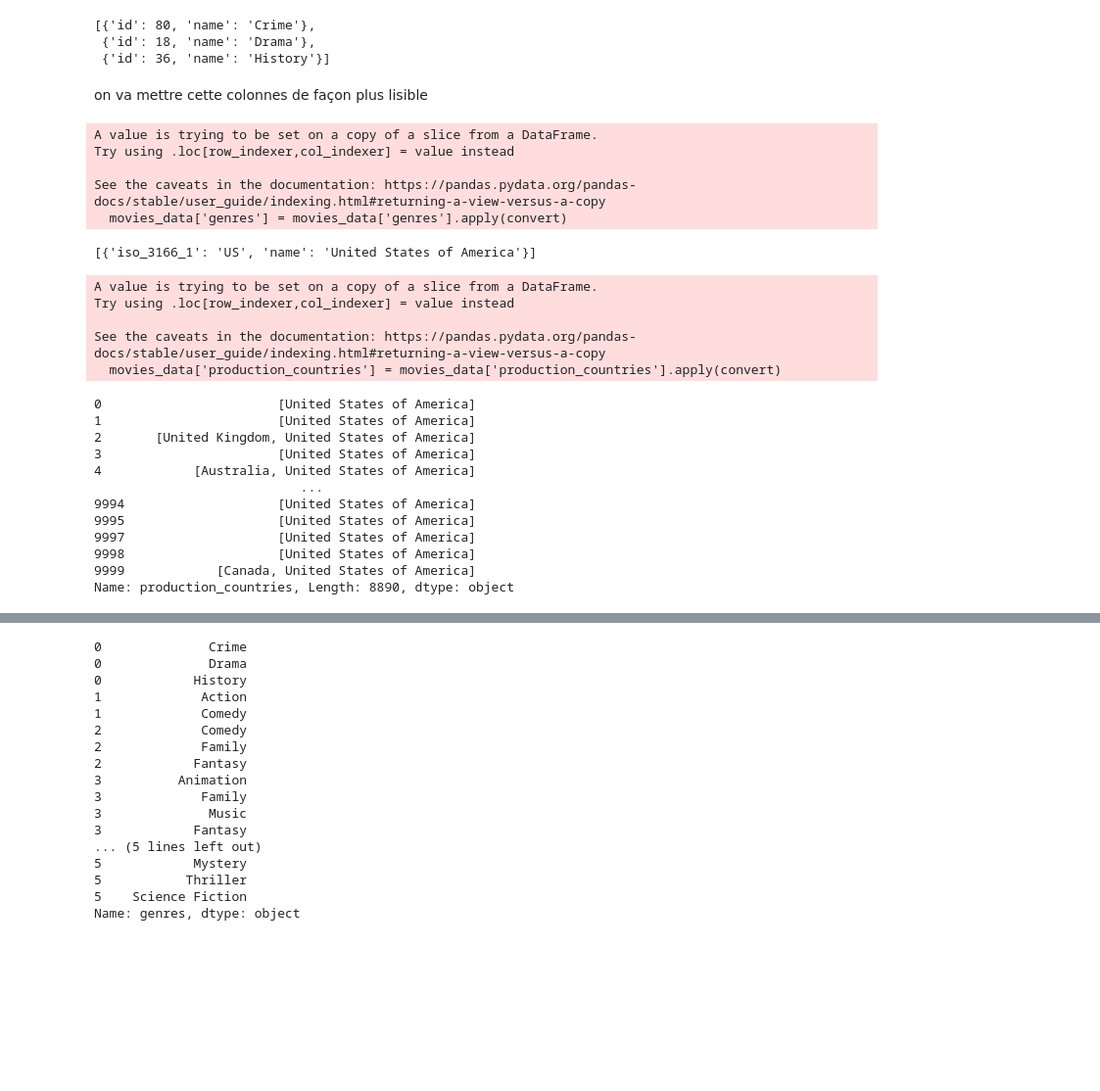
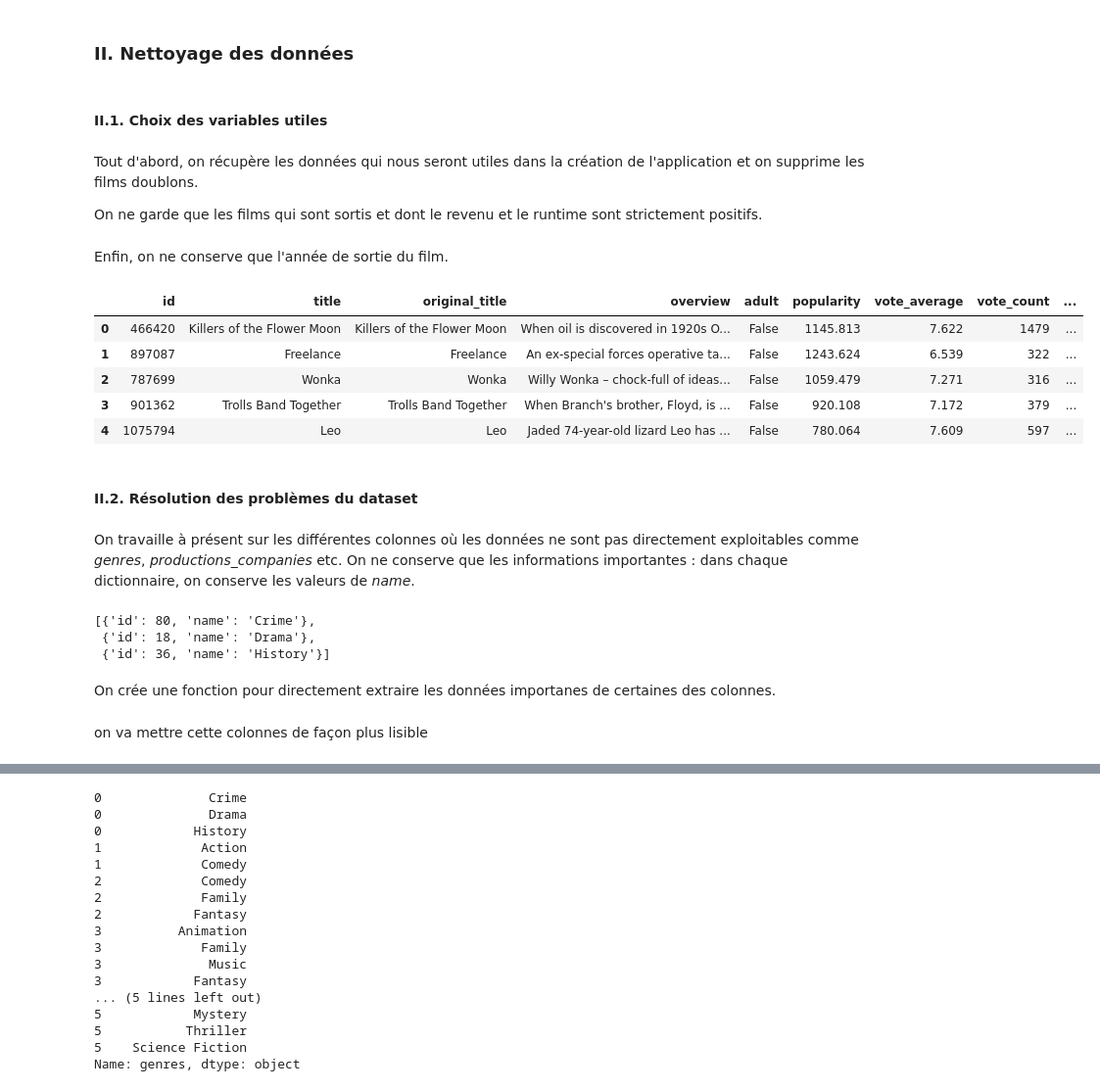
Before and after one commit to yassprogramme/Python_ENSAE_2A_app, a Jupyter notebook: Notebook.ipynb, the cells around one changed output, grey strips where cells are left out. Shown at 98% size. Drawn from its saved outputs; the diff is of its cells as text; code cells hidden in the pictures; blank space fills up the shorter version.

```diff
--- a/Notebook.ipynb
+++ b/Notebook.ipynb
@@ -138,6 +143,40 @@ Name: genres, Length: 8890, dtype: object
+# %% [markdown]
+### II. Nettoyage des données
+# %% [markdown]
+#### II.1. Choix des variables utiles
+# %% [markdown]
+Tout d'abord, on récupère les données qui nous seront utiles dans la création de l'application et on supprime les films doublons.
+
+On ne garde que les films qui sont sortis et dont le revenu et le runtime sont strictement positifs.
+# %%
+selected_columns=['id','title','original_title','overview','release_date','adult','popularity','vote_average','vote_count','poster_path','runtime','genres','production_companies','production_countries','spoken_languages','credits','keywords','status']
+movies_data=movies_data[selected_columns]
+movies_data= movies_data.drop_duplicates(subset='title', keep='first')
+movies_data=movies_data[movies_data.status=='Released']
+movies_data= movies_data[movies_data.runtime!=0]
+# %% [markdown]
+Enfin, on ne conserve que l'année de sortie du film.
+# %%
+movies_data.release_date=pd.to_datetime(movies_data.release_date, format='%Y-%m-%d', errors = 'ignore')
+movies_data['release_year']=movies_data['release_date'].dt.year
+movies_data.drop(['release_date','status'],axis=1,inplace=True)
+movies_data.reset_index(drop=True).head()
+# %% [output]
+|  | id | title | original_title | overview | adult | popularity | vote_average | vote_count | ... |
+| 0 | 466420 | Killers of the Flower Moon | Killers of the Flower Moon | When oil is discovered in 1920s O... | False | 1145.813 | 7.622 | 1479 | ... |
+| 1 | 897087 | Freelance | Freelance | An ex-special forces operative ta... | False | 1243.624 | 6.539 | 322 | ... |
+| 2 | 787699 | Wonka | Wonka | Willy Wonka – chock-full of ideas... | False | 1059.479 | 7.271 | 316 | ... |
+| 3 | 901362 | Trolls Band Together | Trolls Band Together | When Branch's brother, Floyd, is ... | False | 920.108 | 7.172 | 379 | ... |
+| 4 | 1075794 | Leo | Leo | Jaded 74-year-old lizard Leo has ... | False | 780.064 | 7.609 | 597 | ... |
+# %% [markdown]
+####  II.2. Résolution des problèmes du dataset
+# %% [markdown]
+On travaille à présent sur les différentes colonnes où les données ne sont pas directement exploitables comme *genres*, *productions_companies* etc. On ne conserve que les informations importantes : dans chaque dictionnaire, on conserve les valeurs de *name*.
 # %%
 movies_data.loc[0].genres
 # %% [output]
 [{'id': 80, 'name': 'Crime'},
  {'id': 18, 'name': 'Drama'},
  {'id': 36, 'name': 'History'}]
+# %% [markdown]
+On crée une fonction pour directement extraire les données importanes de certaines des colonnes.
@@ -152,35 +190,0 @@ def convert(text):
-# %%
-movies_data['genres'] = movies_data['genres'].apply(convert)
-# %% [output]
-A value is trying to be set on a copy of a slice from a DataFrame.
-Try using .loc[row_indexer,col_indexer] = value instead
-
-See the caveats in the documentation: https://pandas.pydata.org/pandas-docs/stable/user_guide/indexing.html#returning-a-view-versus-a-copy
-  movies_data['genres'] = movies_data['genres'].apply(convert)
-# %%
-movies_data.loc[0].production_countries
-# %% [output]
-[{'iso_3166_1': 'US', 'name': 'United States of America'}]
-# %%
-movies_data['production_countries'] = movies_data['production_countries'].apply(convert)
-# %% [output]
-A value is trying to be set on a copy of a slice from a DataFrame.
-Try using .loc[row_indexer,col_indexer] = value instead
-
-See the caveats in the documentation: https://pandas.pydata.org/pandas-docs/stable/user_guide/indexing.html#returning-a-view-versus-a-copy
-  movies_data['production_countries'] = movies_data['production_countries'].apply(convert)
-# %%
-movies_data['production_countries']
-# %% [output]
-0                       [United States of America]
-1                       [United States of America]
-2       [United Kingdom, United States of America]
-3                       [United States of America]
-4            [Australia, United States of America]
-                           ...
-9994                    [United States of America]
-9995                    [United States of America]
-9997                    [United States of America]
-9998                    [United States of America]
-9999            [Canada, United States of America]
-Name: production_countries, Length: 8890, dtype: object
```
Also changed, not shown: parts of 54 cells of this notebook, 1 other file.
